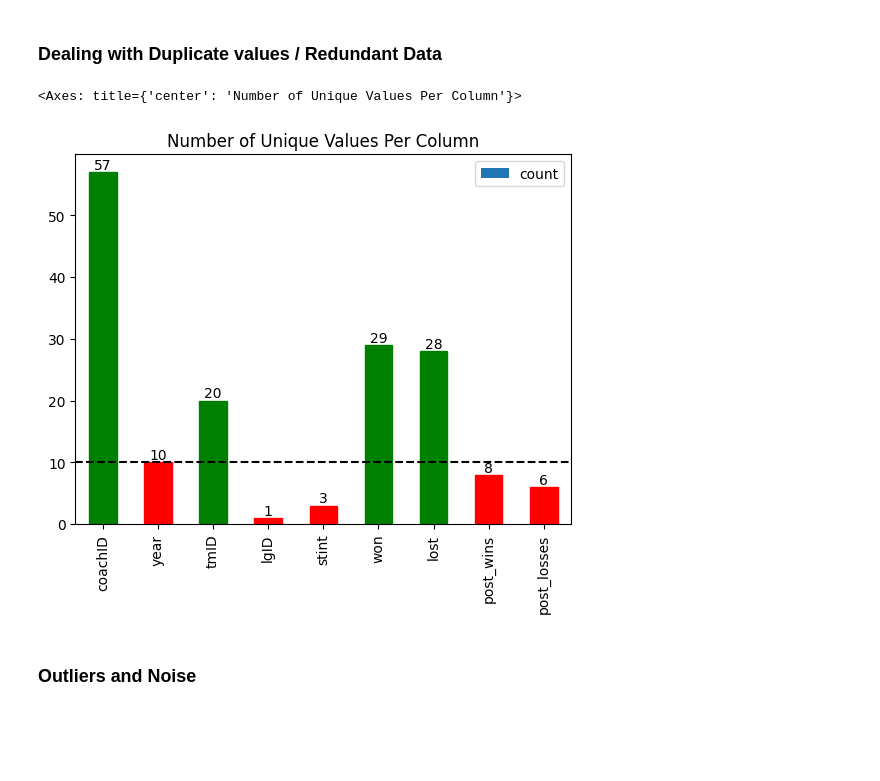
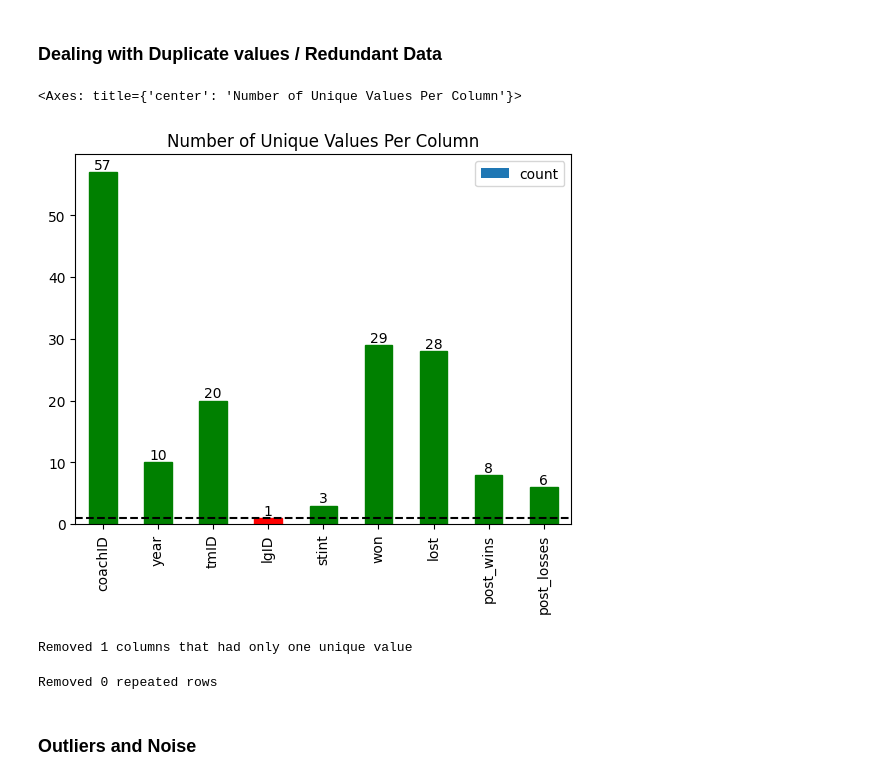
Before and after one commit to DanielRodrigues08/AC-FEUP, a Jupyter notebook: data_preparation/coaches.ipynb, the cells around one changed output. Saved outputs shown, nothing was run; the diff lists cells and outputs as text; code cells hidden in the pictures; blank space fills up the shorter version.

```diff
--- a/data_preparation/coaches.ipynb
+++ b/data_preparation/coaches.ipynb
@@ -26,10 +26,22 @@ nulls_values_by_column(df)
 # %% [markdown]
 ### Dealing with Duplicate values / Redundant Data
 # %%
-unique_values_by_column(df, 10)
+unique_values_by_column(df, 1)
 # %% [output]
 <Axes: title={'center': 'Number of Unique Values Per Column'}>
-[figure, old version]
+[figure, new version]
+# %%
+num_columns = len(df.columns)
+df = filter_column_uniques(df, 1)
+print(f"Removed {num_columns - len(df.columns)} columns that had only one unique value")
+# %% [output]
+Removed 1 columns that had only one unique value
+# %%
+num_rows = df.shape[0]
+df.drop_duplicates(inplace=True)
+print(f"Removed {num_rows - df.shape[0]} repeated rows")
+# %% [output]
+Removed 0 repeated rows
 # %% [markdown]
 ### Outliers and Noise
 # %%
```
Also changed, not shown: 1 other file.
